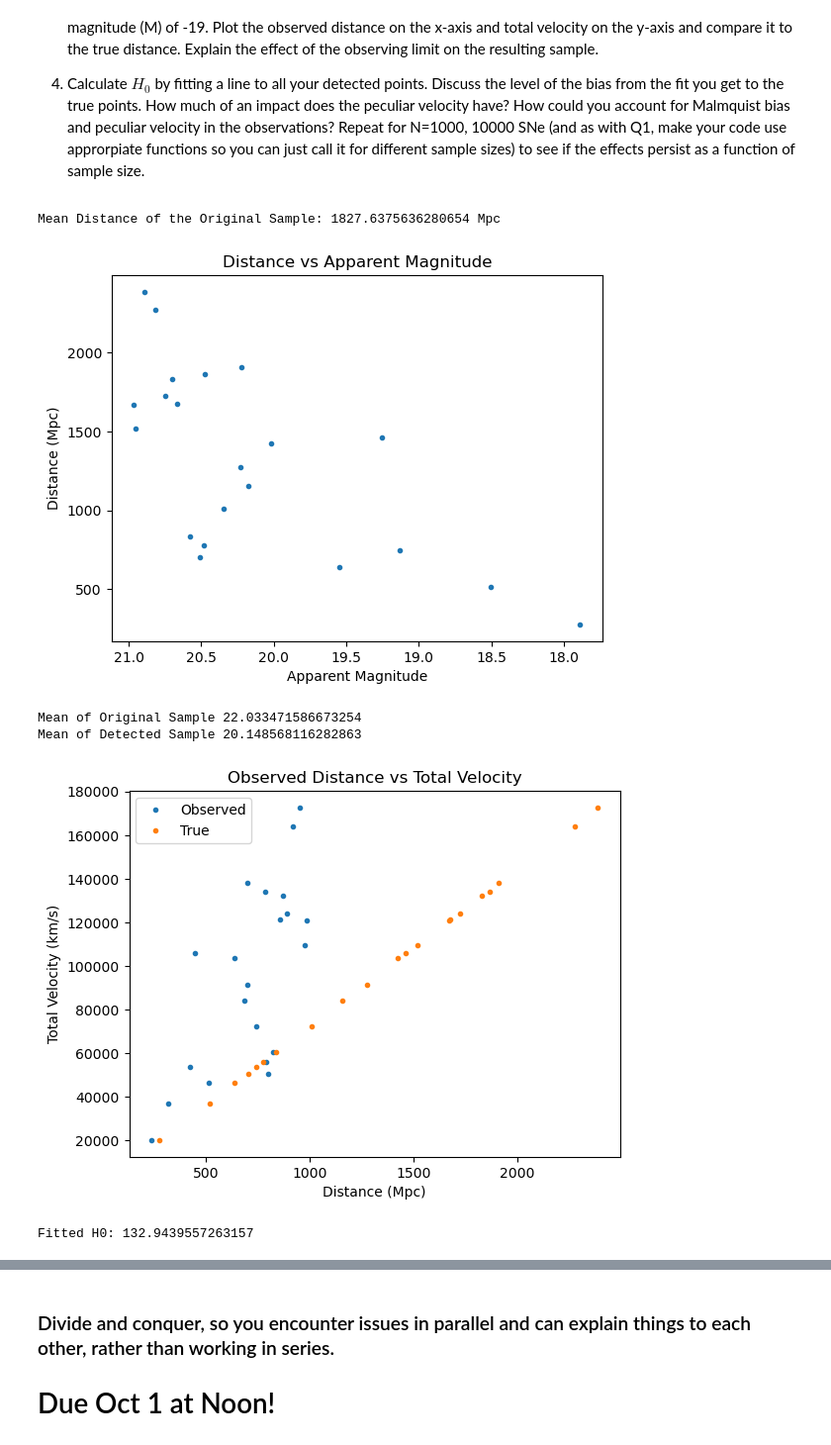
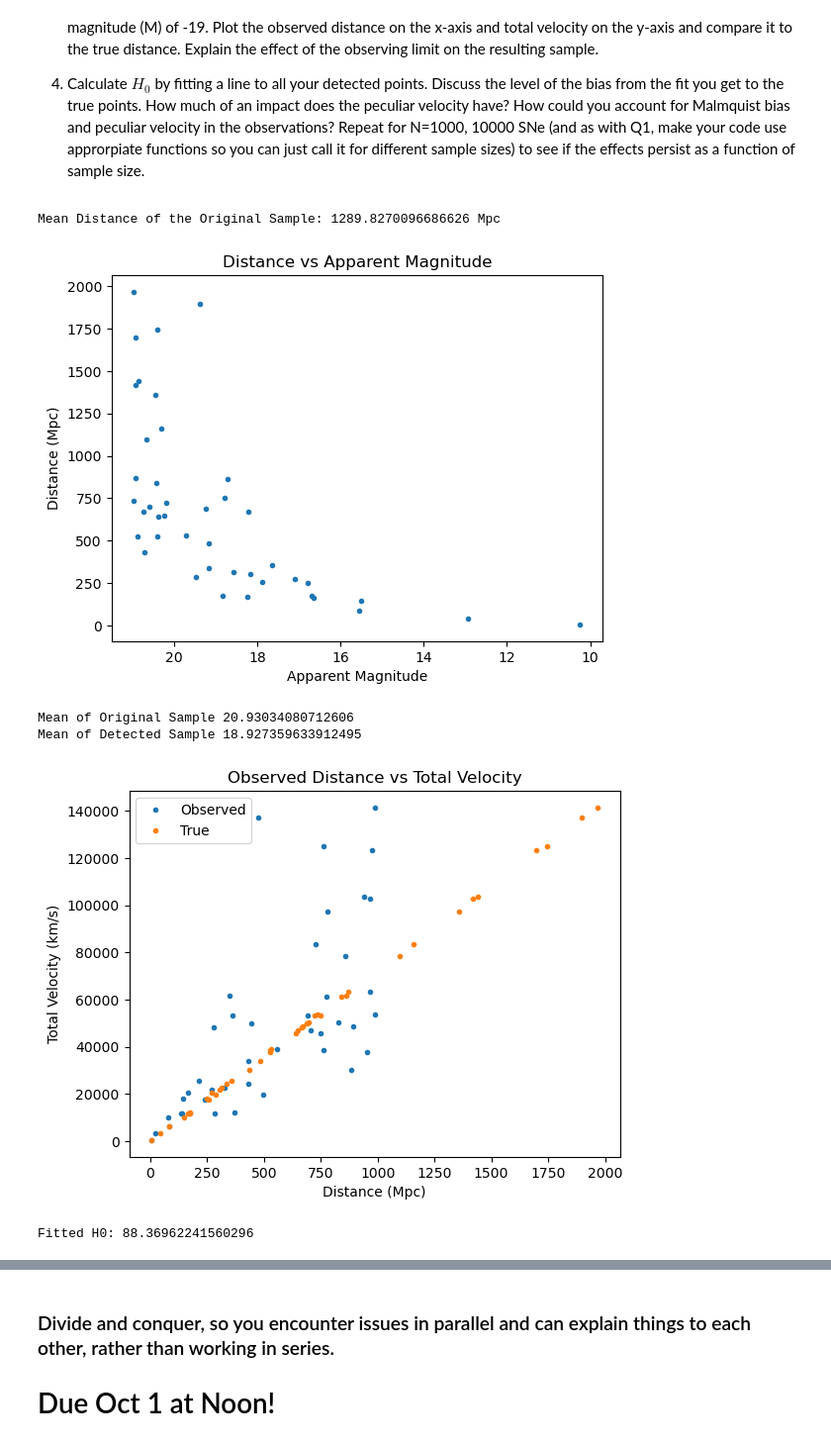
Before and after one commit to gnarayan/ast503_2024_Fall, a Jupyter notebook: homework/VarunSatish/hw2/HW2_ASTR503_VarunSatish.ipynb, the cells around one changed output, grey strips where cells are left out. Shown at 99% size. Drawn from its saved outputs; the diff is of its cells as text; code cells hidden in the pictures.

```diff
--- a/homework/VarunSatish/hw2/HW2_ASTR503_VarunSatish.ipynb
+++ b/homework/VarunSatish/hw2/HW2_ASTR503_VarunSatish.ipynb
@@ -100,7 +141,7 @@ class SNEMonteCarlo():
         self.rad = 2500 * u.Mpc
 
     def generateSNE(self):
-        self.dists = np.random.uniform(0, 1, self.numSNE)**(1/3) * self.rad
+        self.dists = np.random.uniform(0, 1, self.numSNE) * self.rad
         self.abs_mags = -19 + np.random.normal(0,1,self.numSNE)
         self.app_mags = self.abs_mags + 5*np.log10(self.dists.to('pc').value / 10)
         self.mag_mask = self.app_mags < 21
@@ -136,17 +177,19 @@ class SNEMonteCarlo():
             return d*H
         self.fit_h0 = sp.optimize.curve_fit(Hfit, self.obs_dist, self.tot_v, p0=72)[0][0]
         print('Fitted H0:', self.fit_h0)
+
+    def runSim(self):
+        self.generateSNE()
+        self.plotMags()
+        self.plotSNE()
+        self.fitH0()
 # %%
-SNE100 = SNEMonteCarlo(100)
-SNE100.generateSNE()
-SNE100.plotMags()
-SNE100.plotSNE()
-SNE100.fitH0()
+SNEMonteCarlo(100).runSim()
 # %% [output]
-Mean Distance of the Original Sample: 1827.6375636280654 Mpc
+Mean Distance of the Original Sample: 1289.8270096686626 Mpc
-[figure, old version]
+[figure, new version]
-Mean of Original Sample 22.033471586673254
-Mean of Detected Sample 20.148568116282863
+Mean of Original Sample 20.93034080712606
+Mean of Detected Sample 18.927359633912495
-[figure, old version]
+[figure, new version]
-Fitted H0: 132.9439557263157
+Fitted H0: 88.36962241560296
 # %%
```
Also changed, not shown: parts of 9 cells of this notebook.
